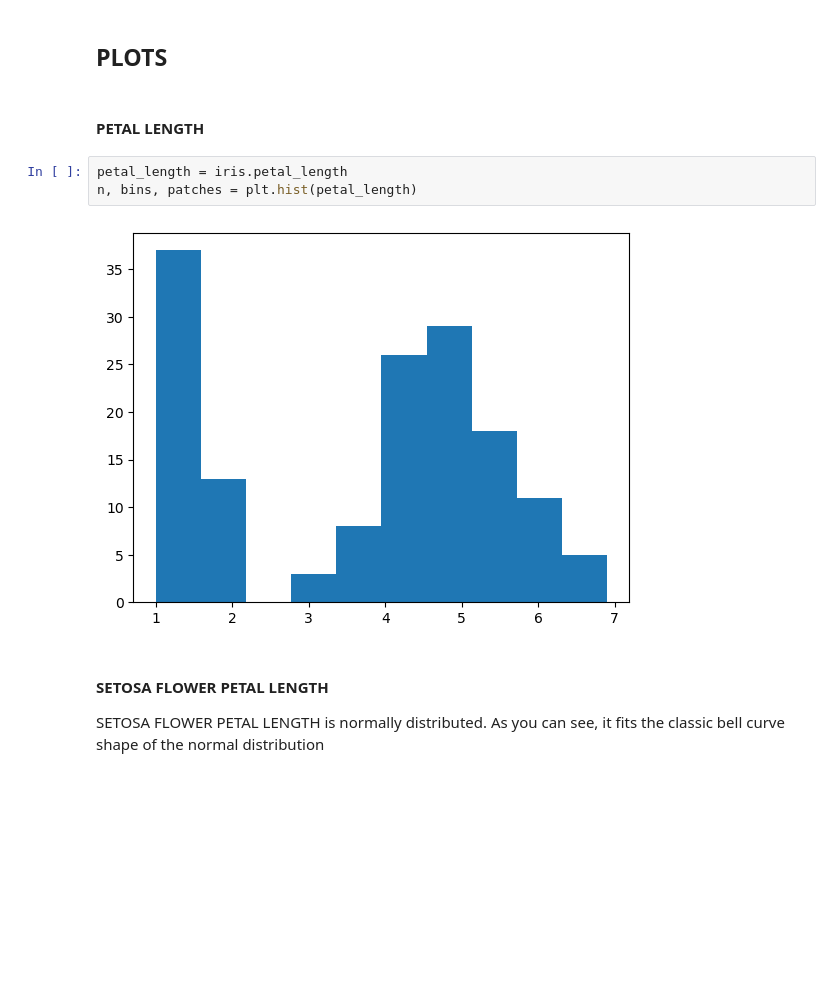
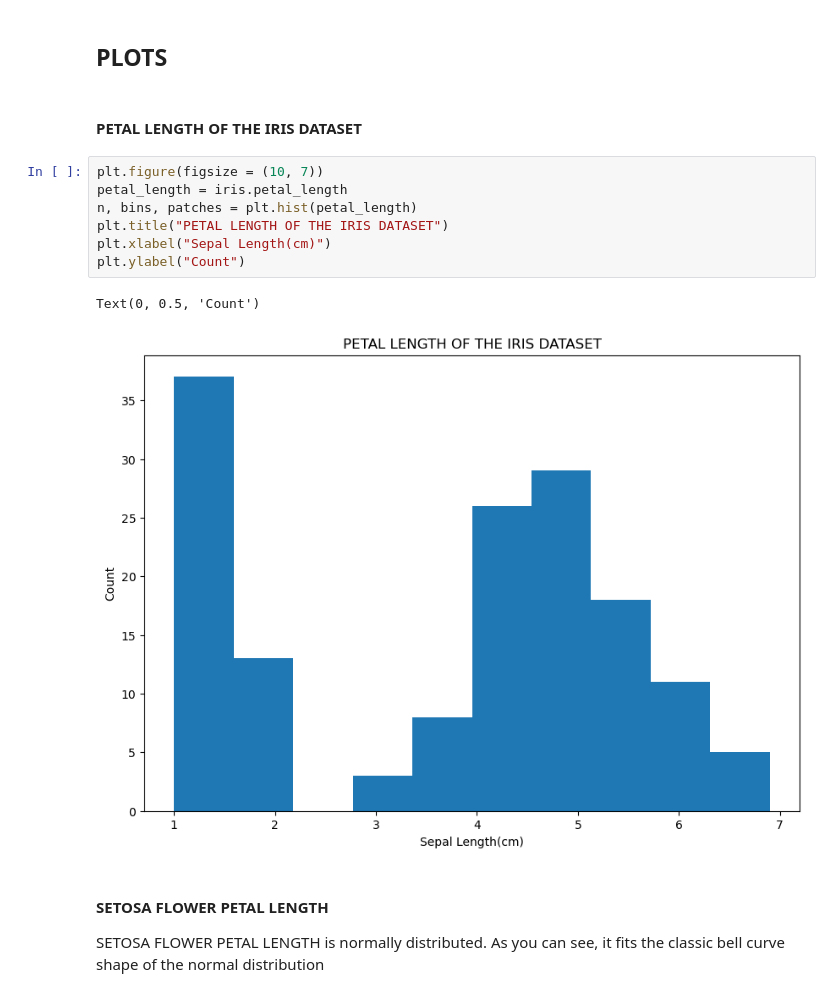
Before and after one commit to mickalleny2k/FUND_DATA, a Jupyter notebook: project.ipynb, the cells around one changed output. Saved outputs shown, nothing was run; the diff lists cells and outputs as text; blank space fills up the shorter version.

```diff
--- a/project.ipynb
+++ b/project.ipynb
@@ -671,12 +687,17 @@ dtype: int64
 # %% [markdown]
 ## PLOTS
 # %% [markdown]
-#### PETAL LENGTH
+#### PETAL LENGTH OF THE IRIS DATASET
-# %%
-petal_length = iris.petal_length
-n, bins, patches = plt.hist(petal_length)
-# %% [output]
-[figure, removed]
+# %%
+plt.figure(figsize = (10, 7))
+petal_length = iris.petal_length
+n, bins, patches = plt.hist(petal_length)
+plt.title("PETAL LENGTH OF THE IRIS DATASET")
+plt.xlabel("Sepal Length(cm)")
+plt.ylabel("Count")
+# %% [output]
+Text(0, 0.5, 'Count')
+[figure, added]
 # %% [markdown]
 #### SETOSA FLOWER PETAL LENGTH
 SETOSA FLOWER PETAL LENGTH is normally distributed. As you can see, it fits the classic bell curve shape of the normal distribution
```
Also changed, not shown: parts of 66 cells of this notebook, 3 other files.
